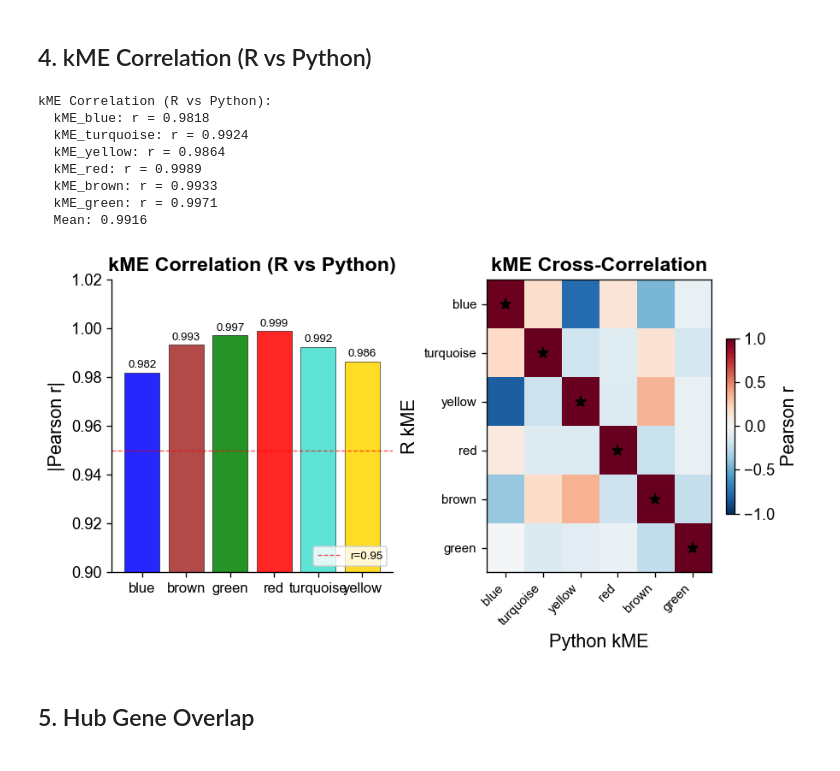
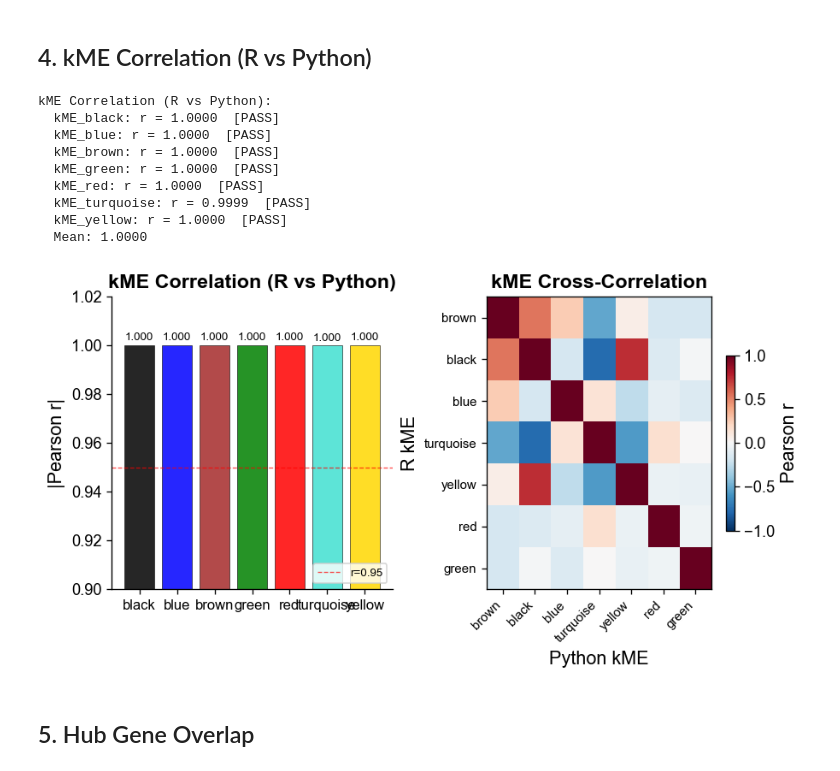
Before and after one commit to omicverse/py-hdWGCNA, a Jupyter notebook: examples/R_vs_Python_hdWGCNA_Benchmark_executed.ipynb, the cells around one changed output. Saved outputs shown, nothing was run; the diff lists cells and outputs as text; code cells hidden in the pictures.

```diff
--- a/examples/R_vs_Python_hdWGCNA_Benchmark_executed.ipynb
+++ b/examples/R_vs_Python_hdWGCNA_Benchmark_executed.ipynb
@@ -243,8 +259,8 @@ Unharmonized ME Correlation (R vs Python):
 # %%
 n_mods = len(p_mod_names)
-ncols = min(3, n_mods)
+ncols = min(4, n_mods)
 nrows = (n_mods + ncols - 1) // ncols
-fig, axes = plt.subplots(nrows, ncols, figsize=(3.5 * ncols, 3.5 * nrows))
+fig, axes = plt.subplots(nrows, ncols, figsize=(3.2 * ncols, 3.2 * nrows))
 if n_mods == 1:
     axes = np.array([[axes]])
 elif nrows == 1:
@@ -263,12 +279,12 @@ for idx, mod in enumerate(p_mod_names):
         lim_max = max(rv[mask].max(), pv[mask].max())
         ax.plot([lim_min, lim_max], [lim_min, lim_max], 'k--', linewidth=0.6, alpha=0.5)
         r_val = harm_corrs.get(mod, 0)
-        ax.set_title(f'{mod}\nr = {r_val:.4f}', fontsize=11, fontweight='bold')
+        ax.set_title(f'{mod} (r={r_val:.4f})', fontsize=10, fontweight='bold')
     else:
         ax.text(0.5, 0.5, f'{mod}\n(no R match)', ha='center', va='center', transform=ax.transAxes)
-    ax.set_xlabel('R hME', fontsize=10)
+    ax.set_xlabel('R hME', fontsize=9)
     if idx % ncols == 0:
-        ax.set_ylabel('Python hME', fontsize=10)
+        ax.set_ylabel('Python hME', fontsize=9)
     ax.spines['top'].set_visible(False); ax.spines['right'].set_visible(False)
 
 for idx in range(n_mods, nrows * ncols):
@@ -283,27 +299,20 @@ plt.show(); plt.close(fig)
 # %% [markdown]
 ## 4. kME Correlation (R vs Python)
 # %%
-r_kme_cols = [c for c in r_kme.columns if c.startswith('kME_') and c != 'kME_grey']
-p_kme_cols = [c for c in p_kme.columns if c.startswith('kME_') and c != 'kME_grey']
-
-kme_corrs = {}
-for rc in r_kme_cols:
-    rn = rc.replace('kME_', '')
-    pc = f'kME_{rn}'
-    if pc in p_kme_cols:
-        rv = r_kme.loc[common_genes, rc].values.astype(float)
-        pv = p_kme.loc[common_genes, pc].values.astype(float)
-        mask = ~(np.isnan(rv) | np.isnan(pv))
-        if mask.sum() >= 5:
-            kme_corrs[rn], _ = stats.pearsonr(rv[mask], pv[mask])
+kme_corrs = results['kme_corrs']
 
 print('kME Correlation (R vs Python):')
-for mod, r_val in kme_corrs.items():
-    print(f'  kME_{mod}: r = {r_val:.4f}')
+for mod, r_val in sorted(kme_corrs.items()):
+    status = 'PASS' if abs(r_val) >= 0.95 else 'BELOW 0.95'
+    print(f'  kME_{mod}: r = {r_val:.4f}  [{status}]')
 print(f'  Mean: {np.mean(list(kme_corrs.values())):.4f}')
 
-kme_cross = pd.DataFrame(index=[c.replace('kME_', '') for c in r_kme_cols],
-                          columns=[c.replace('kME_', '') for c in p_kme_cols], dtype=float)
+r_kme_cols = [c for c in r_kme.columns if c.startswith('kME_') and c != 'kME_grey']
+kme_cross = pd.DataFrame(
+    index=[c.replace('kME_', '') for c in r_kme_cols],
+    columns=[c.replace('kME_', '') for c in p_kme_cols],
+    dtype=float
+)
 for rc in r_kme_cols:
     rn = rc.replace('kME_', '')
     for pc in p_kme_cols:
@@ -318,49 +327,46 @@ for rc in r_kme_cols:
 
 kme_r_names = list(kme_cross.index); kme_p_names = list(kme_cross.columns)
 n_r_kme = len(kme_r_names); n_p_kme = len(kme_p_names)
-fig_w_kme = max(5, n_p_kme * 1.5 + 2); fig_h_kme = max(4, n_r_kme * 0.5 + 2)
 kme_vals = kme_cross.values.astype(float)
 
 fig, axes = plt.subplots(1, 2, figsize=(7.5, 4.0))
 
 kme_mods_sorted = sorted(kme_corrs.keys())
 x_kme = np.arange(len(kme_mods_sorted))
 kme_bar_vals = [abs(kme_corrs.get(m, 0)) for m in kme_mods_sorted]
 kme_bar_colors = [MOD_COLORS.get(m, '#333333') for m in kme_mods_sorted]
 axes[0].bar(x_kme, kme_bar_vals, color=kme_bar_colors, alpha=0.85, edgecolor='black', linewidth=0.4)
 axes[0].axhline(y=0.95, color='red', linestyle='--', linewidth=0.8, alpha=0.7, label='r=0.95')
 axes[0].set_xticks(x_kme); axes[0].set_xticklabels(kme_mods_sorted, fontsize=10)
 axes[0].set_ylim(0.9, 1.02); axes[0].set_ylabel('|Pearson r|')
 axes[0].set_title('kME Correlation (R vs Python)', fontweight='bold')
 axes[0].legend(fontsize=8, loc='lower right')
 axes[0].spines['top'].set_visible(False); axes[0].spines['right'].set_visible(False)
 for i, v in enumerate(kme_bar_vals):
     axes[0].text(i, v + 0.002, f'{v:.3f}', ha='center', fontsize=8)
 
 im = axes[1].imshow(kme_vals, cmap='RdBu_r', aspect='auto', vmin=-1, vmax=1)
 axes[1].set_xticks(np.arange(n_p_kme)); axes[1].set_xticklabels(kme_p_names, rotation=45, ha='right', fontsize=9)
 axes[1].set_yticks(np.arange(n_r_kme)); axes[1].set_yticklabels(kme_r_names, fontsize=9)
 axes[1].set_xlabel('Python kME'); axes[1].set_ylabel('R kME')
 axes[1].set_title('kME Cross-Correlation', fontweight='bold')
 plt.colorbar(im, ax=axes[1], shrink=0.6, label='Pearson r')
-for pi in range(n_p_kme):
-    best_ri = np.nanargmax(np.abs(kme_vals[:, pi]))
-    axes[1].plot(pi, best_ri, 'k*', markersize=8)
 
 plt.tight_layout(pad=0.5)
 fig.savefig(os.path.join(OUT_DIR, 'fig4_kme_correlation.pdf'), bbox_inches='tight', pad_inches=0.02)
 fig.savefig(os.path.join(OUT_DIR, 'fig4_kme_correlation.png'), bbox_inches='tight', pad_inches=0.02)
 plt.show(); plt.close(fig)
 # %% [output]
 kME Correlation (R vs Python):
-  kME_blue: r = 0.9818
-  kME_turquoise: r = 0.9924
-  kME_yellow: r = 0.9864
-  kME_red: r = 0.9989
-  kME_brown: r = 0.9933
-  kME_green: r = 0.9971
-  Mean: 0.9916
+  kME_black: r = 1.0000  [PASS]
+  kME_blue: r = 1.0000  [PASS]
+  kME_brown: r = 1.0000  [PASS]
+  kME_green: r = 1.0000  [PASS]
+  kME_red: r = 1.0000  [PASS]
+  kME_turquoise: r = 0.9999  [PASS]
+  kME_yellow: r = 1.0000  [PASS]
+  Mean: 1.0000
-[figure, old version]
+[figure, new version]
 # %% [markdown]
 ## 5. Hub Gene Overlap
 # %%
```
Also changed, not shown: parts of 11 cells of this notebook, 12 other files.
